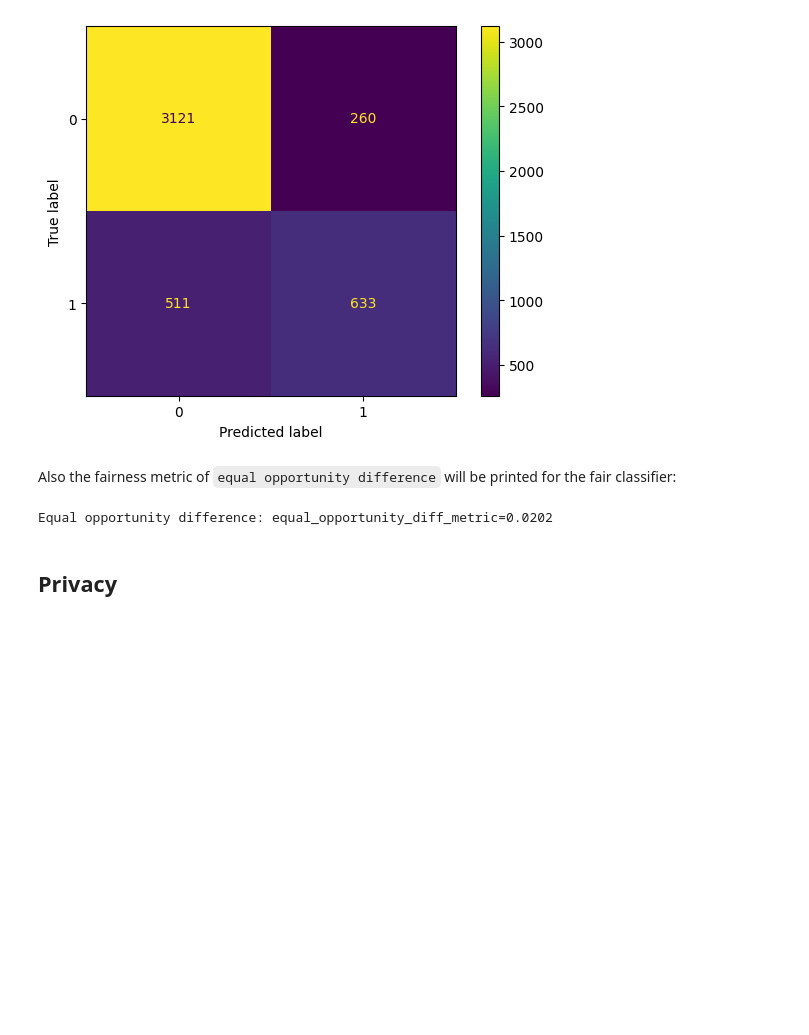
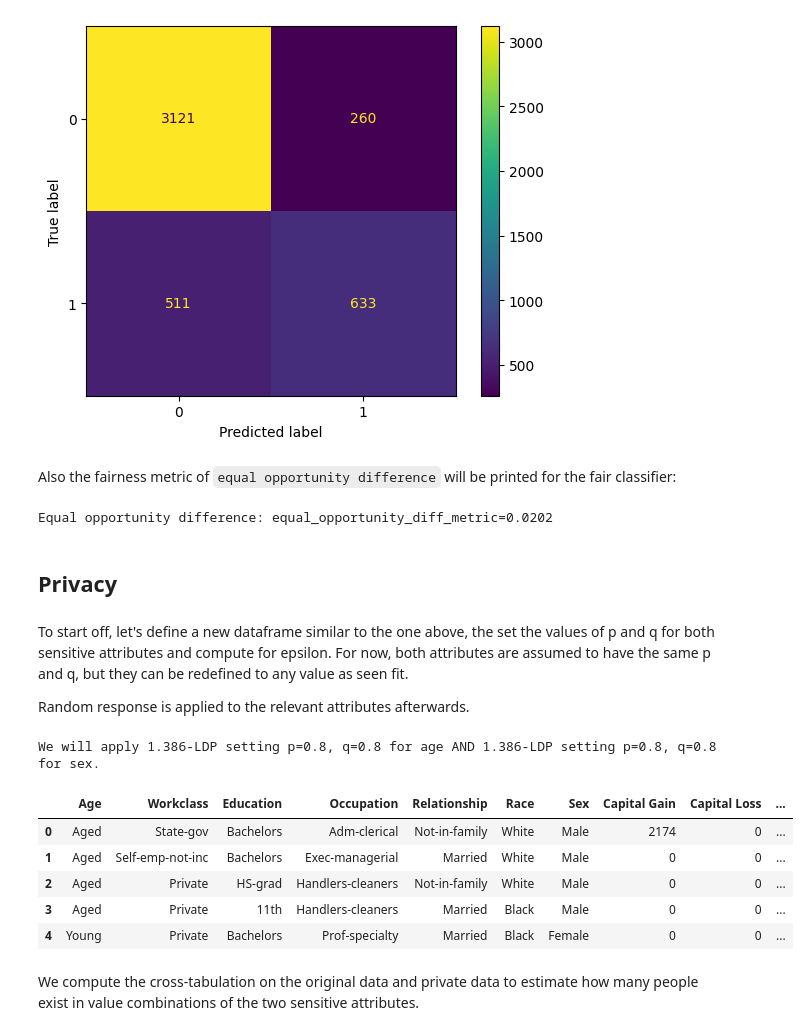
Before and after one commit to stef4k/responsible-data-science-project, a Jupyter notebook: wf-project-01.ipynb, the cells around one changed output. Saved outputs shown, nothing was run; the diff lists cells and outputs as text; code cells hidden in the pictures; blank space fills up the shorter version.

Commit message:
add error computation for private dataset

```diff
--- a/wf-project-01.ipynb
+++ b/wf-project-01.ipynb
@@ -385,40 +372,60 @@ print(f'Equal opportunity difference: {equal_opportunity_diff_metric=:.4f}')
 Equal opportunity difference: equal_opportunity_diff_metric=0.0202
 # %% [markdown]
 ## Privacy
+# %% [markdown]
+To start off, let's define a new dataframe similar to the one above, the set the values of p and q for both sensitive attributes and compute for epsilon. For now, both attributes are assumed to have the same p and q, but they can be redefined to any value as seen fit.
+
+Random response is applied to the relevant attributes afterwards.
 # %%
-# Helper Functions for local differential privacy
-
 import random
 import math
 
 # randomized response
 def rand_resp(x, p=0.75, q=0.75):
     toss = random.random()
     if x == 0:
         y = 0 if toss <= q else 1
     else:
         y = 1 if toss <= p else 0
     return y
 
-def estimate(column, p=0.75, q=0.75):
-    n_people = len(column)
-    n_reported = np.sum(column.astype(int))
-    return (n_reported/n_people + q - 1)/(p+q-1)*n_people
+def get_epsilon(p=0.75, q=0.75):
+    return math.log( max(q/(1-p), p/(1-q)) )
 
 # apply attribute to a attribute
 def privatize_attribute(column, true_label, false_label, p, q):
     # Convert labels to binary values
     binary_values = column.apply(lambda x: 1 if x == true_label else 0).values
 
     # Apply randomized response
-    privatized_values = pd.Series([rand_resp(x, p, q) for x in binary_values])
+    privatized_values = pd.Series([rand_resp(x, p, q) for x in binary_values], index=column.index)
 
     # Convert back to original labels
     return privatized_values.apply(lambda x: true_label if x == 1 else false_label)
 
-def get_epsilon(p=0.75, q=0.75):
-    return math.log( max(q/(1-p), p/(1-q)) )
+# Create a copy of the original data
+df_private = df.copy(deep=True)
 
-def get_p_q(epsilon):
-    p = math.exp(epsilon)/(1+math.exp(epsilon))
-    return p, p
+# Set values of p and q
+p_age, q_age = 0.8, 0.8
+p_sex, q_sex = 0.8, 0.8
+
+epsilon_age = get_epsilon(p_age, q_age)
+epsilon_sex = get_epsilon(p_sex, q_sex)
+print(f"We will apply {epsilon_age:.3f}-LDP setting p={p_age}, q={q_age} for age \
+AND {epsilon_sex:.3f}-LDP setting p={p_sex}, q={q_sex} for sex.")
+
+# Apply randomized response to Age and Sex
+df_private['Age'] = privatize_attribute(df_private['Age'], 'Aged', 'Young', p_age, q_age)
+df_private['Sex'] = privatize_attribute(df_private['Sex'], 'Male', 'Female', p_sex, q_sex)
+
+# Display the new DataFrame
+df_private.head()
+# %% [output]
+We will apply 1.386-LDP setting p=0.8, q=0.8 for age AND 1.386-LDP setting p=0.8, q=0.8 for sex.
+|  | Age | Workclass | Education | Occupation | Relationship | Race | Sex | Capital Gain | Capital Loss | ... |
+| 0 | Aged | State-gov | Bachelors | Adm-clerical | Not-in-family | White | Male | 2174 | 0 | ... |
+| 1 | Aged | Self-emp-not-inc | Bachelors | Exec-managerial | Married | White | Male | 0 | 0 | ... |
+| 2 | Aged | Private | HS-grad | Handlers-cleaners | Not-in-family | White | Male | 0 | 0 | ... |
+| 3 | Aged | Private | 11th | Handlers-cleaners | Married | Black | Male | 0 | 0 | ... |
+| 4 | Young | Private | Bachelors | Prof-specialty | Married | Black | Female | 0 | 0 | ... |
@@ -444 +432,3 @@ df_private.head()
+# %% [markdown]
+We compute the cross-tabulation on the original data and private data to estimate how many people exist in value combinations of the two sensitive attributes.
 # %%
```
Also changed, not shown: parts of 15 cells of this notebook.
